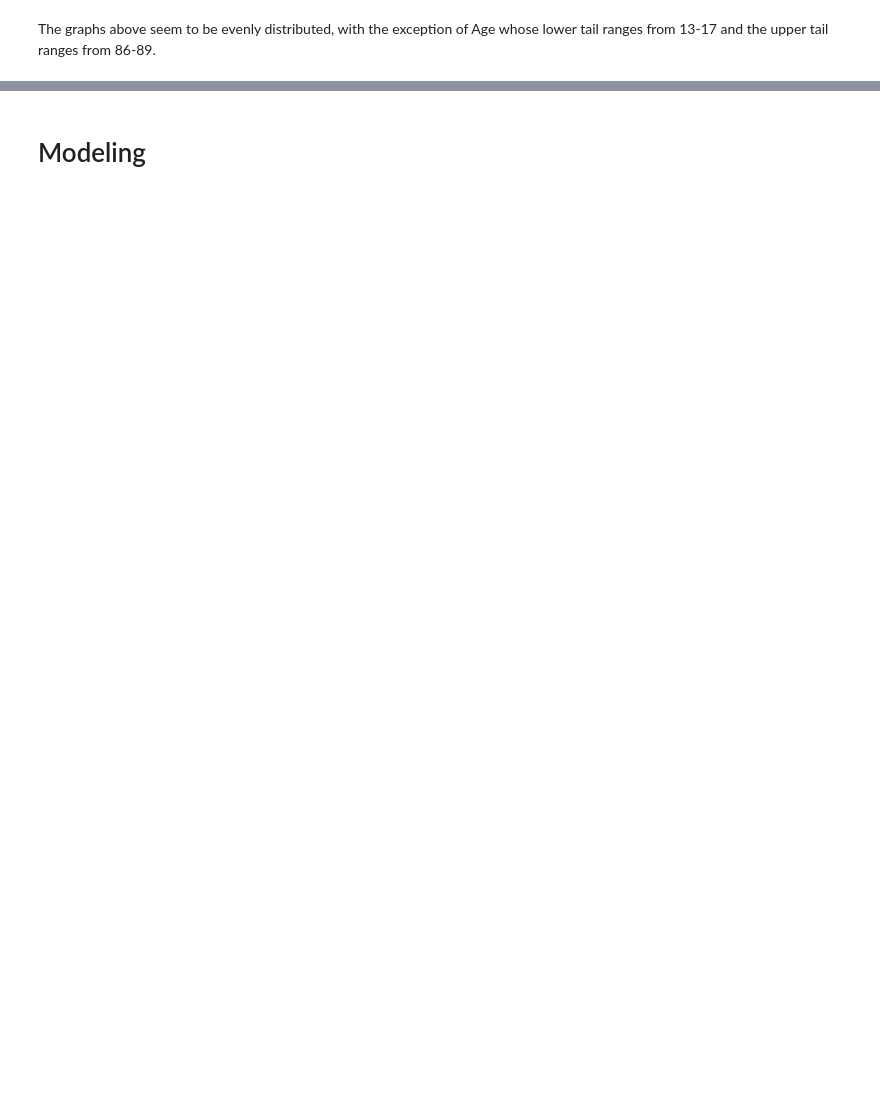
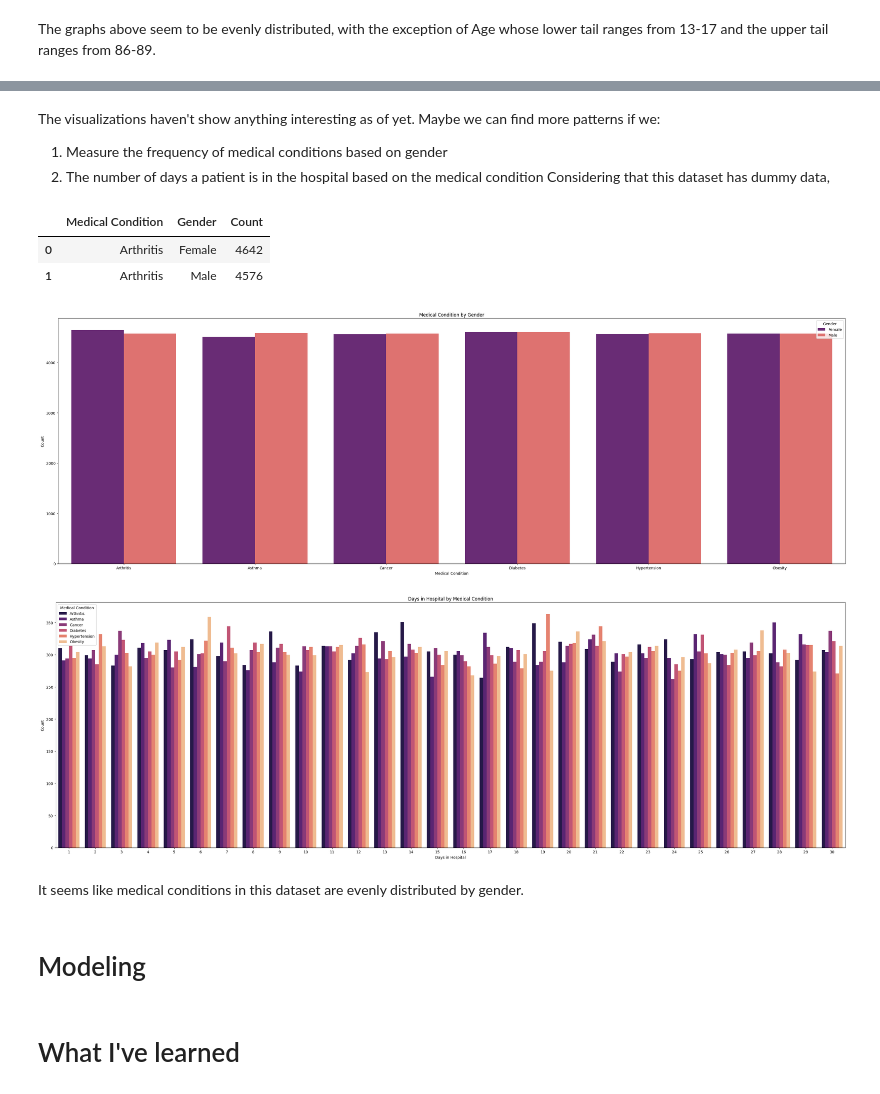
Before and after one commit to johne18/ml_learnings, a Jupyter notebook: [3] healthcare-dataset.ipynb, the cells around one changed output, grey strips where cells are left out. Saved outputs shown, nothing was run; the diff lists cells and outputs as text; code cells hidden in the pictures; blank space fills up the shorter version.

```diff
--- a/[3] healthcare-dataset.ipynb
+++ b/[3] healthcare-dataset.ipynb
@@ -218,3 +231,32 @@ Columns:
+# %% [markdown]
+The visualizations haven't show anything interesting as of yet. Maybe we can find more patterns if we:
+1. Measure the frequency of medical conditions based on gender
+2. The number of days a patient is in the hospital based on the medical condition
+Considering that this dataset has dummy data,
+# %%
+group_condition_gender = df_copy.groupby(["Medical Condition", "Gender"]).size().reset_index(name="Count")
+group_days_condition = df_copy.groupby(["Days in Hospital", "Medical Condition"]).size().reset_index(name="Count")
+# %%
+group_condition_gender.head(2)
+# %% [output]
+|  | Medical Condition | Gender | Count |
+| 0 | Arthritis | Female | 4642 |
+| 1 | Arthritis | Male | 4576 |
+# %%
+plt.figure(figsize=(30,10))
+sns.barplot(data=group_condition_gender, x="Medical Condition", y="Count", hue="Gender", palette="magma").set_title("Medical Condition by Gender")
+plt.tight_layout()
+plt.show()
+
+plt.figure(figsize=(30,10))
+sns.barplot(data=group_days_condition, x="Days in Hospital", y="Count", hue="Medical Condition", palette="magma").set_title("Days in Hospital by Medical Condition")
+plt.tight_layout()
+plt.show()
+# %% [output]
+[figure, added]
+[figure, added]
+# %% [markdown]
+It seems like medical conditions in this dataset are evenly distributed by gender.
 # %% [markdown]
 # Modeling
 # %%
@@ -230,3 +272,5 @@ from xgboost import XGBRegressor
 
 # Measurements
 from sklearn.metrics import mean_absolute_error
+# %% [markdown]
+# What I've learned
```
Also changed, not shown: parts of 7 cells of this notebook.
